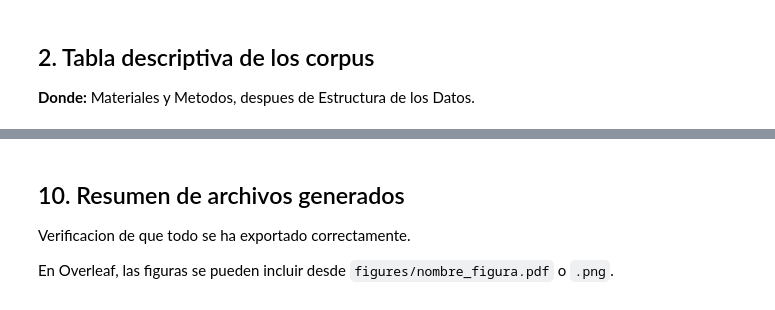
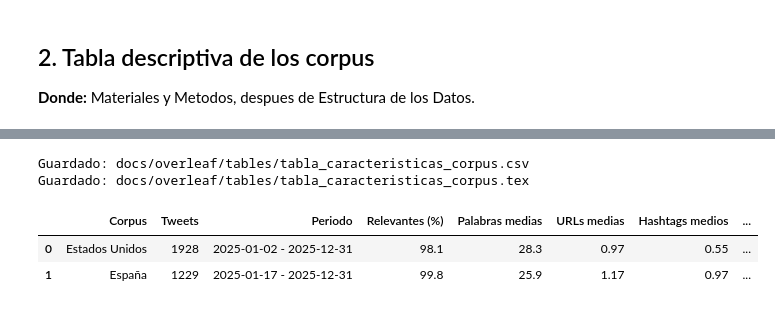
Before and after one commit to rpinongomez-ui/TFM-NTT2-Monitorizacion-Temprana-Delitos-Financieros-en-RRSS, a Jupyter notebook: notebooks/12_visualizaciones_tfm.ipynb, the cells around one changed output, grey strips where cells are left out. Cells and saved outputs as stored; diff of their text form; code cells hidden in the pictures.

```diff
--- a/notebooks/12_visualizaciones_tfm.ipynb
+++ b/notebooks/12_visualizaciones_tfm.ipynb
@@ -695,6 +265,0 @@ else:
-# %% [markdown]
-## 10. Resumen de archivos generados
-
-Verificacion de que todo se ha exportado correctamente.
-
-En Overleaf, las figuras se pueden incluir desde `figures/nombre_figura.pdf` o `.png`.
@@ -711,0 +266,35 @@ for path in generated_tables:
+# %%
+def corpus_summary(df, country):
+    relevant = df["is_relevant"].astype(str).str.lower().eq("true") if "is_relevant" in df.columns else pd.Series([np.nan] * len(df))
+    return {
+        "Corpus": country,
+        "Tweets": len(df),
+        "Periodo": f"{df['created_at'].min().date()} - {df['created_at'].max().date()}",
+        "Relevantes (%)": round(relevant.mean() * 100, 1),
+        "Palabras medias": round(df["n_words"].mean(), 1) if "n_words" in df.columns else None,
+        "URLs medias": round(df["n_urls"].mean(), 2) if "n_urls" in df.columns else None,
+        "Hashtags medios": round(df["n_hashtags"].mean(), 2) if "n_hashtags" in df.columns else None,
+        "Likes mediana": round(df["like_count"].median(), 1) if "like_count" in df.columns else None,
+        "Retweets mediana": round(df["retweet_count"].median(), 1) if "retweet_count" in df.columns else None,
+        "Confianza media": round(df["confidence_score"].mean(), 3),
+    }
+
+tabla_corpus = pd.DataFrame([
+    corpus_summary(us, "Estados Unidos"),
+    corpus_summary(es, "España"),
+])
+
+export_table(
+    tabla_corpus,
+    "tabla_caracteristicas_corpus",
+    caption="Características descriptivas de los corpus finales.",
+    label="tab:caracteristicas_corpus",
+)
+
+display(tabla_corpus)
+# %% [output]
+Guardado: docs/overleaf/tables/tabla_caracteristicas_corpus.csv
+Guardado: docs/overleaf/tables/tabla_caracteristicas_corpus.tex
+|  | Corpus | Tweets | Periodo | Relevantes (%) | Palabras medias | URLs medias | Hashtags medios | ... |
+| 0 | Estados Unidos | 1928 | 2025-01-02 - 2025-12-31 | 98.1 | 28.3 | 0.97 | 0.55 | ... |
+| 1 | España | 1229 | 2025-01-17 - 2025-12-31 | 99.8 | 25.9 | 1.17 | 0.97 | ... |
```
Also changed, not shown: parts of 41 cells of this notebook, 21 other files.
